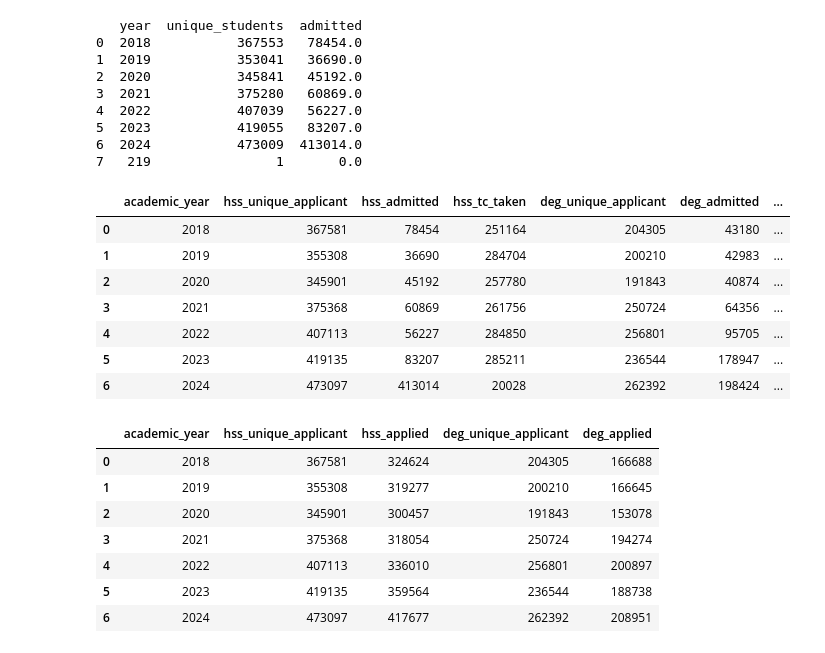
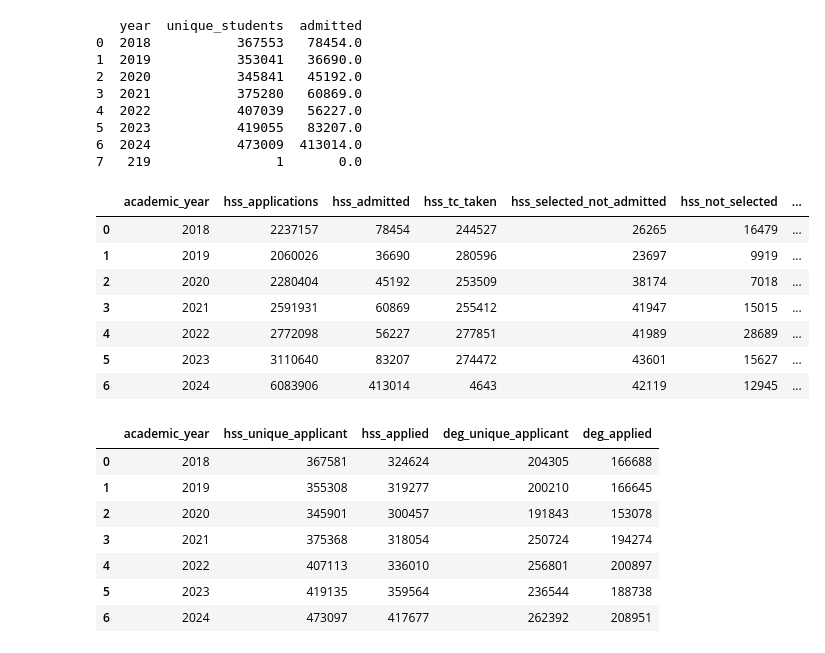
Before and after one commit to Data-Policy-and-Innovation-Centre/sams, a Jupyter notebook: notebooks/integrating-unique-key.ipynb, the cells around one changed output. Cells and saved outputs as stored; diff of their text form; code cells hidden in the pictures.

```diff
--- a/notebooks/integrating-unique-key.ipynb
+++ b/notebooks/integrating-unique-key.ipynb
@@ -180,3 +333,20 @@ hss_appplications = load_data(datasets["hss_applications"])
+# %%
+# Clean columns and admission status
+hss_appplications.columns = hss_appplications.columns.str.strip().str.lower()
+hss_appplications['admission_status'] = hss_appplications['admission_status'].str.strip().str.upper()
+
+# Find Aadhaar numbers with at least one ADMITTED status
+admitted_ids = (
+    hss_appplications.groupby('aadhar_no')['admission_status']
+    .apply(lambda x: 'ADMITTED' in x.values)
+    # .apply(lambda x: any(status in ['ADMITTED', 'TC TAKEN'] for status in x))
+
+)
+admitted_df = hss_appplications[hss_appplications['aadhar_no'].isin(admitted_ids[admitted_ids].index)]
+
+# Count unique admitted students per academic year
+admitted_by_year = admitted_df.groupby('academic_year')['aadhar_no'].nunique()
+admitted_by_year
 # %%
 def hss_admission_summary(df):
     total = df.groupby('year')['aadhar_no'].nunique().reset_index(name='unique_students')
@@ -199,44 +424,37 @@ print(summary)
 # %%
-def admission_summary(df, year_col='academic_year'):
-    """
-    Generate yearly admission summary with separate counts for ADMITTED and TC TAKEN.
-
-    Returns a DataFrame with:
-        - academic_year
-        - unique_applicants
-        - admitted
-        - tc_taken
-    """
-    total = df.groupby(year_col)['aadhar_no'].nunique()
-    admitted = df[df['admission_status'] == 'ADMITTED'].groupby(year_col)['aadhar_no'].nunique()
-    tc_taken = df[df['admission_status'] == 'TC TAKEN'].groupby(year_col)['aadhar_no'].nunique()
-
-    return pd.concat([total, admitted, tc_taken], axis=1, keys=['unique_applicants','admitted','tc_taken']) \
-             .fillna(0).astype(int).reset_index()
-
 # HSS summary
 hss_summary = admission_summary(hss_appplications).rename(columns={
-    'unique_applicants':'hss_unique_applicant',
-    'admitted':'hss_admitted',
-    'tc_taken':'hss_tc_taken'
+    'applications': 'hss_applications',
+    'admitted': 'hss_admitted',
+    'tc_taken': 'hss_tc_taken',
+    'selected_but_not_admitted': 'hss_selected_not_admitted',
+    'not_selected': 'hss_not_selected',
+    'unknown': 'hss_unknown'
 })
 
 # DEG summary
 deg_summary = admission_summary(deg_applications).rename(columns={
-    'unique_applicants':'deg_unique_applicant',
-    'admitted':'deg_admitted',
-    'tc_taken':'deg_tc_taken'
+    'applications': 'deg_applications',
+    'admitted': 'deg_admitted',
+    'tc_taken': 'deg_tc_taken',
+    'selected_but_not_admitted': 'deg_selected_not_admitted',
+    'not_selected': 'deg_not_selected',
+    'unknown': 'deg_unknown'
 })
 
 # Merge final table
-hss_deg_admitted_students = pd.merge(hss_summary, deg_summary, on='academic_year', how='outer').fillna(0)
+hss_deg_admitted_students = (
+    pd.merge(hss_summary, deg_summary, on='academic_year', how='outer')
+    .fillna(0)
+    .astype(int)
+)
 hss_deg_admitted_students
 # %% [output]
-|  | academic_year | hss_unique_applicant | hss_admitted | hss_tc_taken | deg_unique_applicant | deg_admitted | ... |
-| 0 | 2018 | 367581 | 78454 | 251164 | 204305 | 43180 | ... |
-| 1 | 2019 | 355308 | 36690 | 284704 | 200210 | 42983 | ... |
-| 2 | 2020 | 345901 | 45192 | 257780 | 191843 | 40874 | ... |
-| 3 | 2021 | 375368 | 60869 | 261756 | 250724 | 64356 | ... |
-| 4 | 2022 | 407113 | 56227 | 284850 | 256801 | 95705 | ... |
-| 5 | 2023 | 419135 | 83207 | 285211 | 236544 | 178947 | ... |
-| 6 | 2024 | 473097 | 413014 | 20028 | 262392 | 198424 | ... |
+|  | academic_year | hss_applications | hss_admitted | hss_tc_taken | hss_selected_not_admitted | hss_not_selected | ... |
+| 0 | 2018 | 2237157 | 78454 | 244527 | 26265 | 16479 | ... |
+| 1 | 2019 | 2060026 | 36690 | 280596 | 23697 | 9919 | ... |
+| 2 | 2020 | 2280404 | 45192 | 253509 | 38174 | 7018 | ... |
+| 3 | 2021 | 2591931 | 60869 | 255412 | 41947 | 15015 | ... |
+| 4 | 2022 | 2772098 | 56227 | 277851 | 41989 | 28689 | ... |
+| 5 | 2023 | 3110640 | 83207 | 274472 | 43601 | 15627 | ... |
+| 6 | 2024 | 6083906 | 413014 | 4643 | 42119 | 12945 | ... |
```
Also changed, not shown: parts of 31 cells of this notebook.
